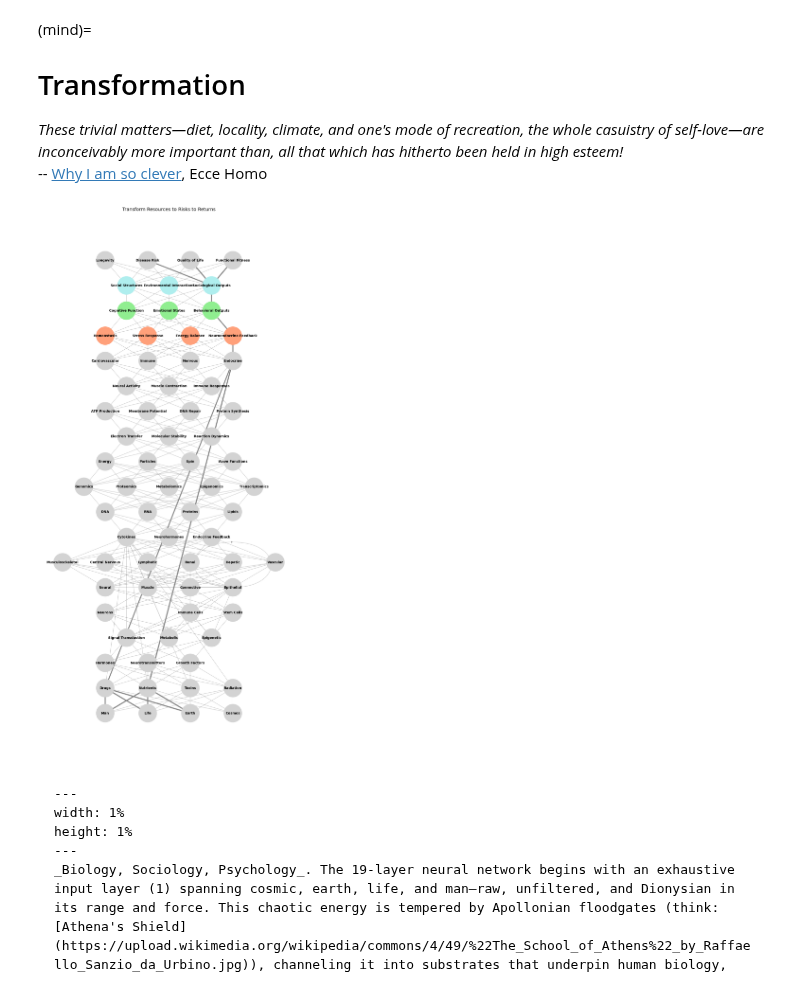
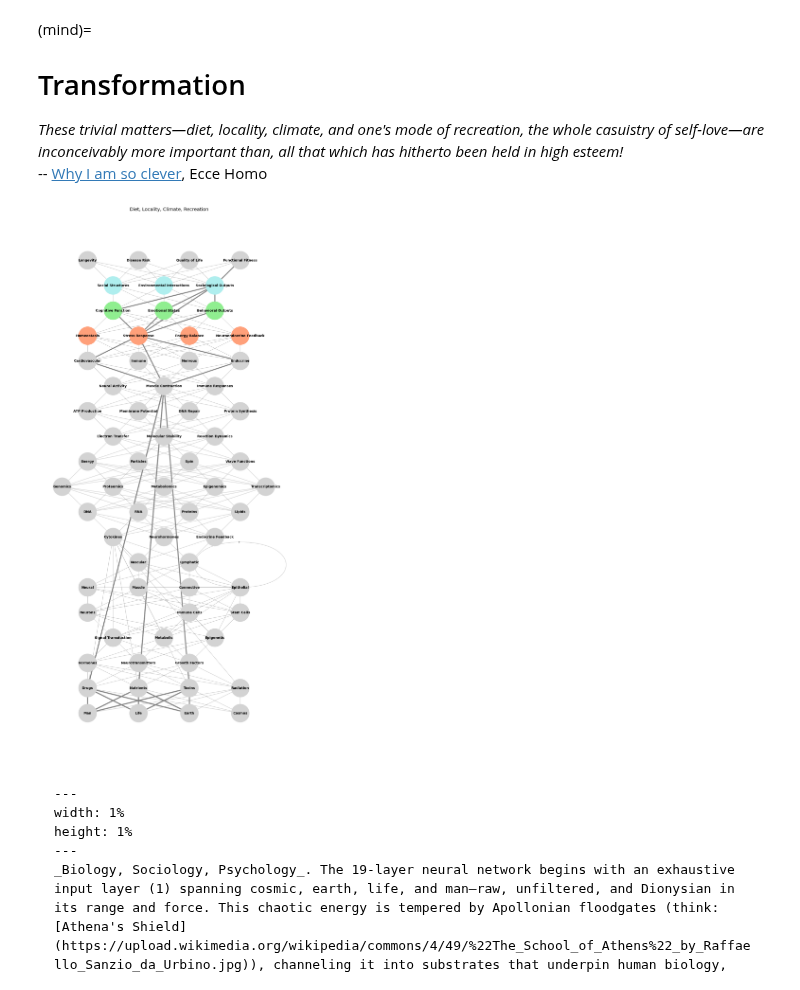
Before and after one commit to abikesa/sui, a Jupyter notebook: kitabo/ensi/_build/html/_sources/act1/part1.ipynb, the cells around one changed output. Drawn from its saved outputs; the diff is of its cells as text; code cells hidden in the pictures.

````diff
--- a/kitabo/ensi/_build/html/_sources/act1/part1.ipynb
+++ b/kitabo/ensi/_build/html/_sources/act1/part1.ipynb
@@ -16,8 +16,8 @@ input_layers = {
     "Ligands & Receptors": ['Hormones', 'Neurotransmitters', 'Growth Factors', 'Cytokines'],
     "Pathways": ['Signal Transduction', 'Metabolic', 'Epigenetic'],
     "Cells": ['Neurons', 'Epithelial', 'Immune Cells', 'Stem Cells'],
-    "Tissues": ['Neural', 'Muscle', 'Connective', 'Epithelial'],
-    "Systems": ['Musculosckeletal', 'Central Nervous', 'Lymphatic', 'Renal', 'Hepatic', 'Vascular'],
+   "Tissues": ['Neural', 'Muscle', 'Connective', 'Epithelial'],
+    "Systems": [ 'Vascular', 'Lymphatic'],
     "Immuno-Neuro-Endocrinology": ['Cytokines', 'Neurohormones', 'Endocrine Feedback'],
     "Molecular Biology": ['DNA', 'RNA', 'Proteins', 'Lipids'],
     "Omics": ['Genomics', 'Proteomics', 'Metabolomics', 'Epigenomics', 'Transcriptomics'],
@@ -79,46 +79,49 @@ for node in G_full_biology.nodes():
         if node in full_layers[layer_name]:
             node_colors.append(color)
             break
     else:
         node_colors.append("lightgray")
 
 # Highlight the Stress Pathway
 stress_path = [
+    "Earth", "Nutrients",
+    "Earth", "Drugs",
+    "Earth", "Toxins",
+    "Life", "Nutrients",
+    "Life", "Drugs",
+    "Life", "Toxins",
     "Man", "Nutrients",
-    "Life", "Nutrients",
-    "Earth", "Nutrients",
     "Man", "Drugs",
-    "Life", "Drugs",
-    "Earth", "Drugs",
-    "Endocrine",
-    "Nutrients", "Endocrine",
-    "Neuroendocrine Feedback",
-    "Behavioral Outputs",
-    "Sociological Outputs",  "Functional Fitness",
-    "Sociological Outputs", "Quality of Life",
-    "Sociological Outputs", "Disease Risk"
+    "Man", "Toxins", "Muscle Contraction",
+    "Nutrients", "Muscle Contraction",
+    "Drugs", "Muscle Contraction", "Endocrine", "Stress Response",
+    "Muscle Contraction", "Cardiovascular",
+    "Stress Response", "Cognitive Function", "Sociological Outputs",
+    "Stress Response", "Emotional States", "Sociological Outputs",
+    "Stress Response", "Behavioral Outputs", "Sociological Outputs",
+    "Functional Fitness"
 ]
 
 for i in range(len(stress_path) - 1):
     G_full_biology.add_edge(stress_path[i], stress_path[i + 1], weight=5)
 
 edge_widths = []
 for u, v in G_full_biology.edges():
     if (u, v) in zip(stress_path, stress_path[1:]):
         edge_widths.append(3)  # Highlighted path
     else:
         edge_widths.append(0.5)
 
 # Draw the graph
 plt.figure(figsize=(14, 30))
 nx.draw_networkx_nodes(G_full_biology, pos_full_biology, node_size=3000, node_color=node_colors)
 nx.draw_networkx_labels(G_full_biology, pos_full_biology, font_size=10, font_weight="bold")
 nx.draw_networkx_edges(G_full_biology, pos_full_biology, width=edge_widths, edge_color="gray")
-plt.title("Transform Resources to Risks to Returns", fontsize=14)
+plt.title("Diet, Locality, Climate, Recreation", fontsize=14)
 plt.axis('off')
 plt.show()
 # %% [output]
-[figure, old version]
+[figure, new version]
 # %% [markdown]
 ```{figure} https://www.harleytherapy.co.uk/counselling/wp-content/uploads/freud-and-jung.jpg
 ---
````
Also changed, not shown: 22 other files.
